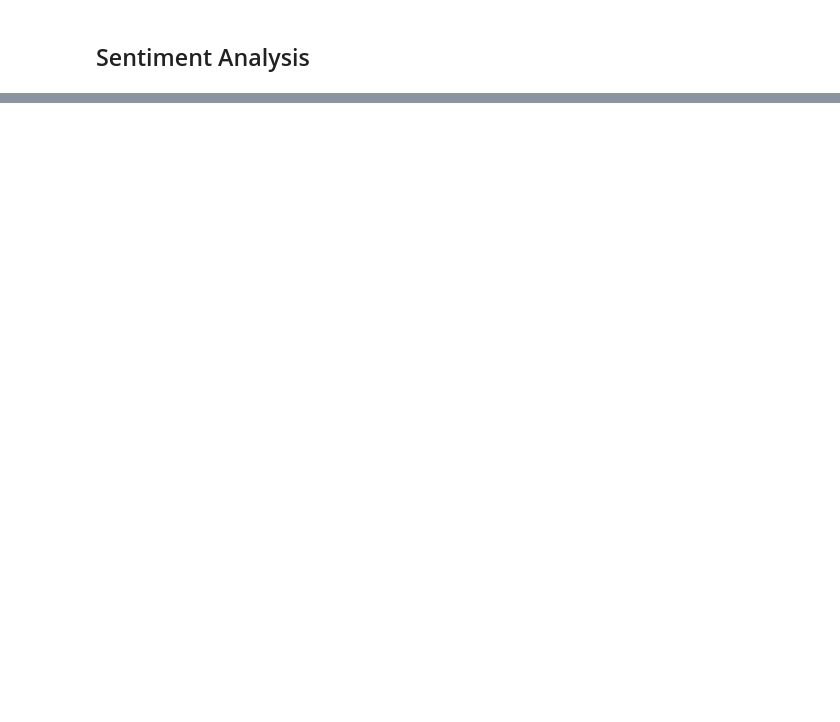
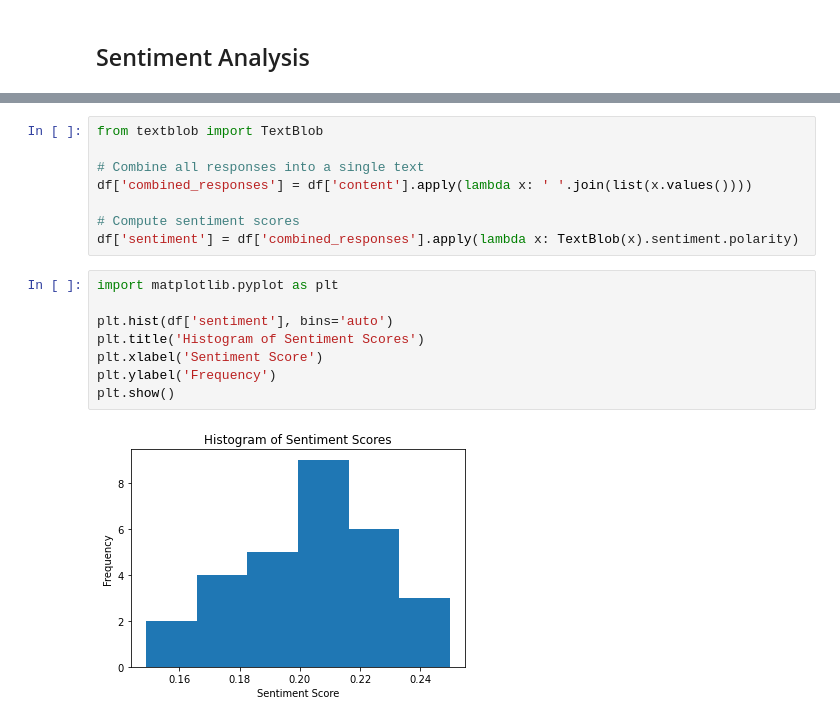
Before and after one commit to jerhadf/GreatSaltLakeCrisisAnalysis, a Jupyter notebook: viz_airesponses.ipynb, the cells around one changed output, grey strips where cells are left out. Saved outputs shown, nothing was run; the diff lists cells and outputs as text; blank space fills up the shorter version.

```diff
--- a/viz_airesponses.ipynb
+++ b/viz_airesponses.ipynb
@@ -176,0 +620,18 @@ IndentationError: expected an indented block (567361384.py, line 7)
+# %%
+from textblob import TextBlob
+
+# Combine all responses into a single text
+df['combined_responses'] = df['content'].apply(lambda x: ' '.join(list(x.values())))
+
+# Compute sentiment scores
+df['sentiment'] = df['combined_responses'].apply(lambda x: TextBlob(x).sentiment.polarity)
+# %%
+import matplotlib.pyplot as plt
+
+plt.hist(df['sentiment'], bins='auto')
+plt.title('Histogram of Sentiment Scores')
+plt.xlabel('Sentiment Score')
+plt.ylabel('Frequency')
+plt.show()
+# %% [output]
+[figure, added]
```
Also changed, not shown: parts of 49 cells of this notebook, 7 other files.
